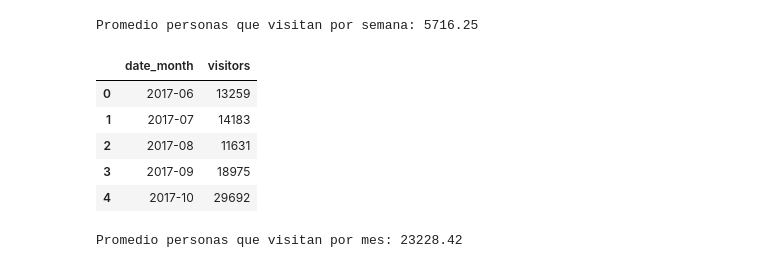
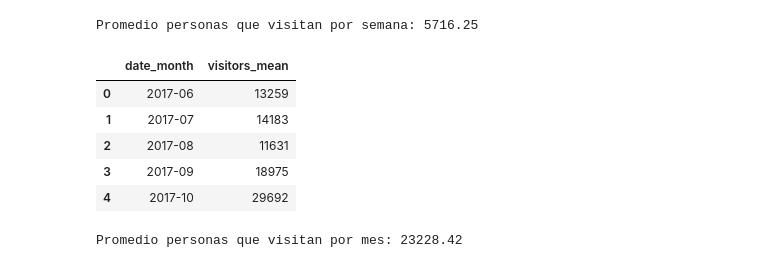
Before and after one commit to cristopherrexx-coder/Proyect-10, a Jupyter notebook: Sprint 10 proyect.ipynb, the cells around one changed output. Drawn from its saved outputs; the diff is of its cells as text; code cells hidden in the pictures.

```diff
--- a/Sprint 10 proyect.ipynb
+++ b/Sprint 10 proyect.ipynb
@@ -196,10 +218,10 @@ Promedio personas que visitan por semana: 5716.25
 # %%
 #Promedio de visitas por mes
 visitors_per_month = visits_df.groupby(visits_df['Start Ts'].dt.to_period('M'))['Uid'].nunique().reset_index()
-visitors_per_month.columns = ['date_month','visitors']
+visitors_per_month.columns = ['date_month','visitors_mean']
 visitors_per_month.head()
 # %% [output]
-|  | date_month | visitors |
+|  | date_month | visitors_mean |
 | 0 | 2017-06 | 13259 |
 | 1 | 2017-07 | 14183 |
 | 2 | 2017-08 | 11631 |
```
Also changed, not shown: parts of 79 cells of this notebook, 1 other file.
